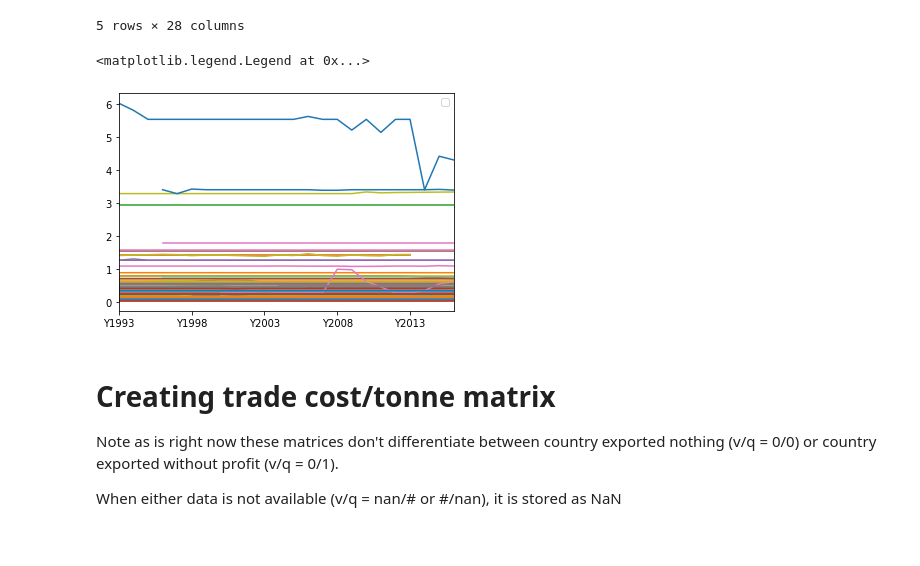
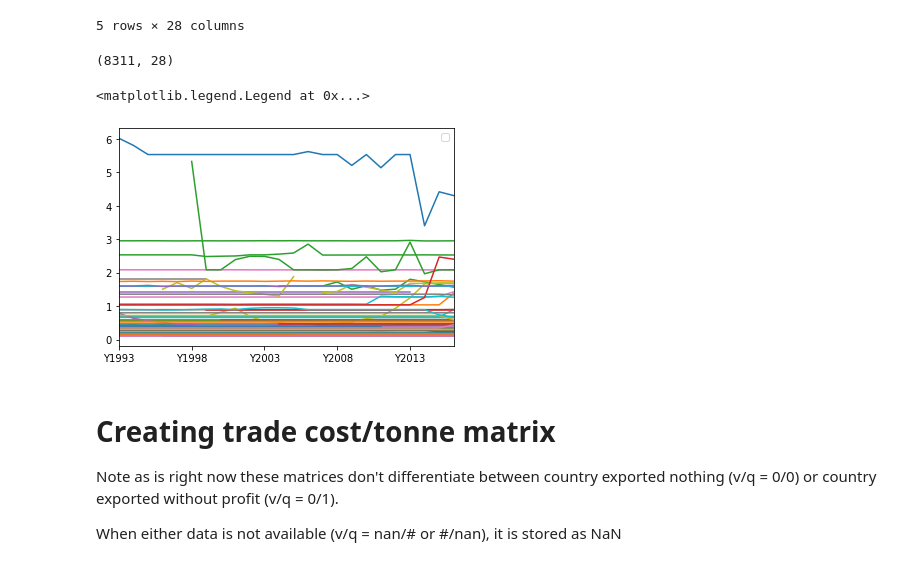
Before and after one commit to n-poulsen/GranADA, a Jupyter notebook: code/Dataset_Cleanup.ipynb, the cells around one changed output. Cells and saved outputs as stored; diff of their text form; code cells hidden in the pictures.

```diff
--- a/code/Dataset_Cleanup.ipynb
+++ b/code/Dataset_Cleanup.ipynb
@@ -578,12 +578,16 @@ df_valpt.head()
 | 3 | Afghanistan | Apricots | Gross Production Value per tonne | 1000 US$/tonne | 0.552107 | 0.556838 | 0.552107 | 0.547153 | 0.539971 | 0.532691 | ... | ... |
 | 4 | Afghanistan | Barley | Gross Production Value per tonne | 1000 US$/tonne | 0.118982 | 0.118982 | 0.118982 | 0.118982 | 0.118982 | 0.118982 | ... | ... |
 5 rows × 28 columns
+# %%
+df_valpt.shape
+# %% [output]
+(8311, 28)
 # %%
-df_valpt.loc[:,"Y1993":"Y2016"].transpose().iloc[:,range(1,100)].plot()
+df_valpt.loc[:,"Y1993":"Y2016"].transpose().iloc[:,range(1,8000,100)].plot()
 plt.legend([])
 # %% [output]
 <matplotlib.legend.Legend at 0x...>
-[figure, old version]
+[figure, new version]
 # %% [markdown]
 # Creating trade cost/tonne matrix
 
```
Also changed, not shown: parts of 11 cells of this notebook.
